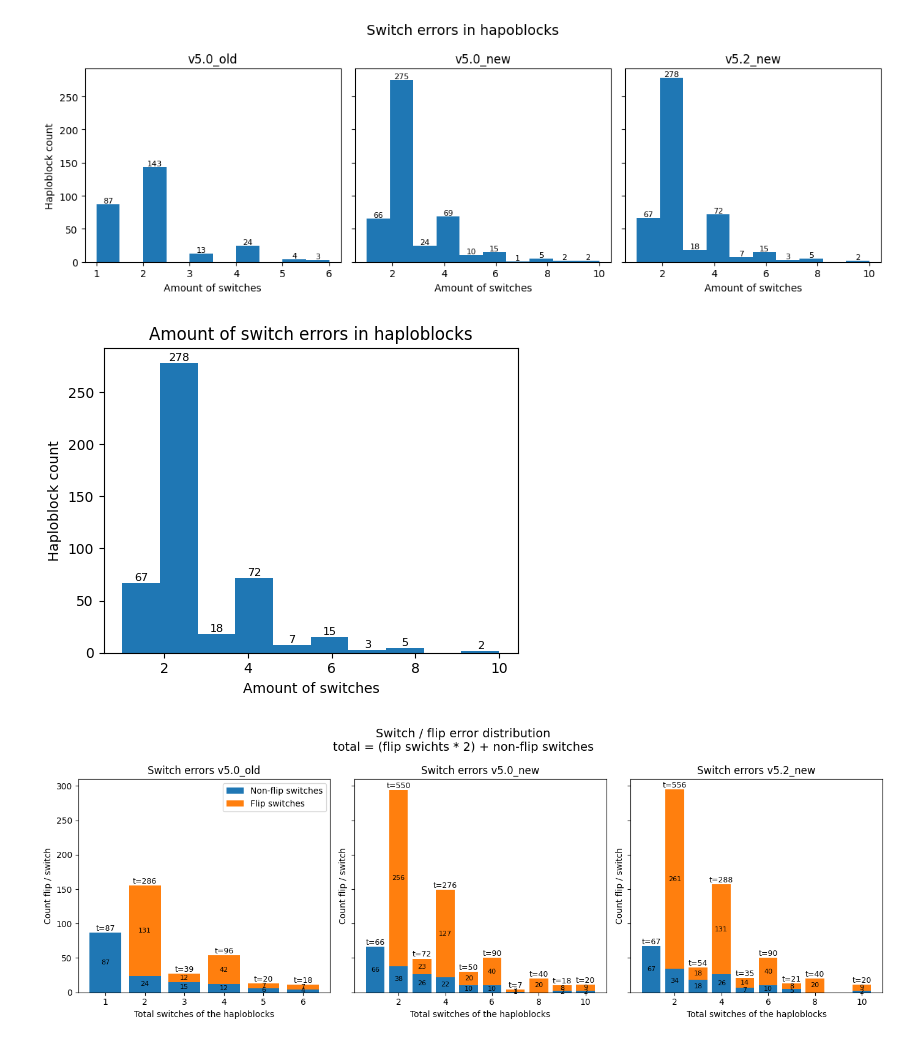
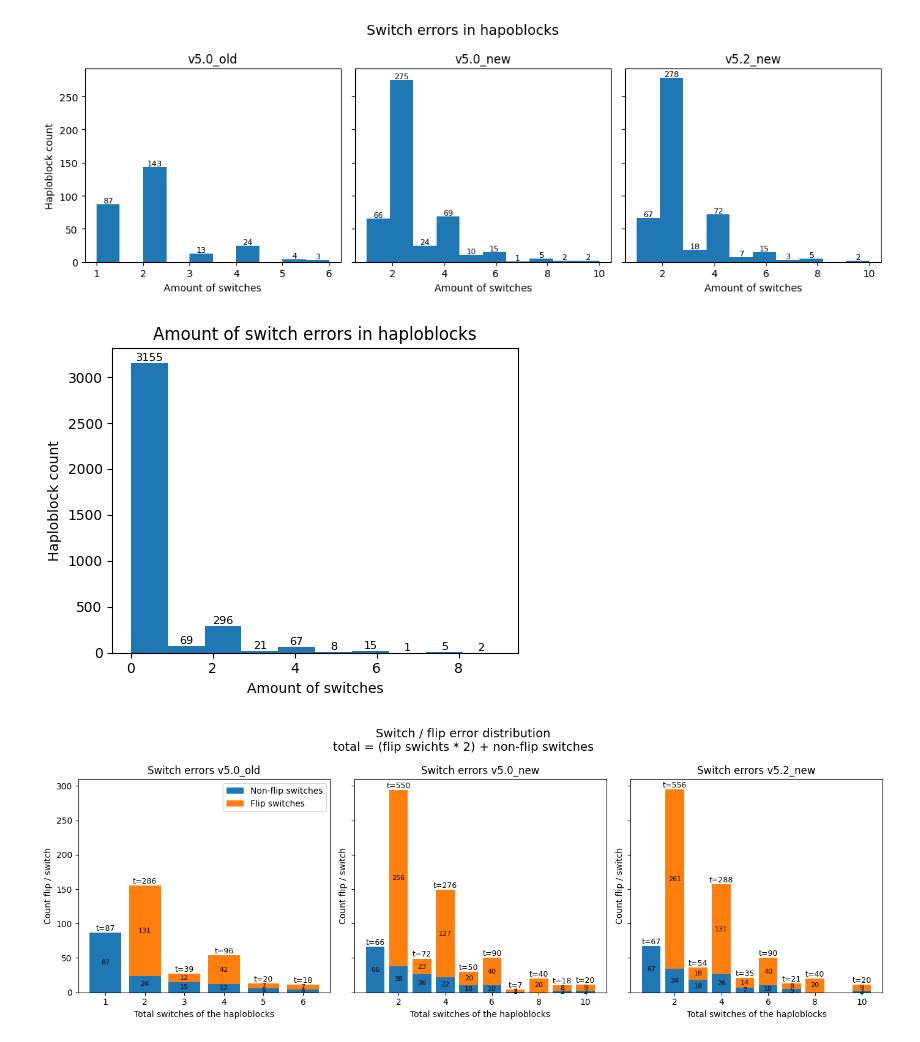
Before and after one commit to Gwenvdsluis/Non-targeted_NIPD_for_monogenic_disease_using_long-read_seq, a Jupyter notebook: VISUALISE_OMIM.ipynb, the cells around one changed output. Cells and saved outputs as stored; diff of their text form; code cells hidden in the pictures.

Commit message:
allele depth, switch association, HB-maker updated

```diff
--- a/VISUALISE_OMIM.ipynb
+++ b/VISUALISE_OMIM.ipynb
@@ -3,3 +3,23 @@ import pandas as pd
 import numpy as np
 import matplotlib.pyplot as plt
 import seaborn as sns
+# %%
+wf_hvar = pd.read_csv("/hpc/umc_laat/gvandersluis/data/Ont_data_nhung/HG002/wf_hvar_ROI/Haploblock_switches.csv")
+#v5_0_old = v5_0_old.drop("GENES_in_HB", axis=1)
+
+wf_hvar['Accuracy_float'] = (
+    wf_hvar['Accuracy']
+    .str.rstrip('%')
+    .astype(float)/100
+)
+
+wf_hvar['flip_amount'] = pd.to_numeric(
+    wf_hvar['all_switchflips'].str.split('/').str[1],
+    errors='coerce'
+)
+wf_hvar['switch_amount'] = pd.to_numeric(
+    wf_hvar['all_switchflips'].str.split('/').str[0],
+    errors='coerce'
+)
+
+wf_hvar["flip_amount"].sum()
@@ -449,28 +518,28 @@ plt.show()
 # %%
 fig, ax = plt.subplots(figsize=(5, 4))
 
-counts, bins, patches = ax.hist(df3["all_switches"])
+counts, bins, patches = ax.hist(wf_hvar["all_switches"])
 
 ax.set_xlabel("Amount of switches")
 ax.set_ylabel("Haploblock count")
 ax.set_title("Amount of switch errors in haploblocks")
 
 # Add counts on top of bars
 for count, patch in zip(counts, patches):
     if count > 0:
         ax.text(
             patch.get_x() + patch.get_width() / 2,
             patch.get_height(),
             int(count),
             ha="center",
             va="bottom",
             fontsize=8
         )
 
 plt.tight_layout()
 plt.show()
 # %% [output]
-[figure, old version]
+[figure, new version]
 # %%
 def stacked_switch_plot(ax, df, title):
     df = df.copy()
```
Also changed, not shown: parts of 12 cells of this notebook, 14 other files.
